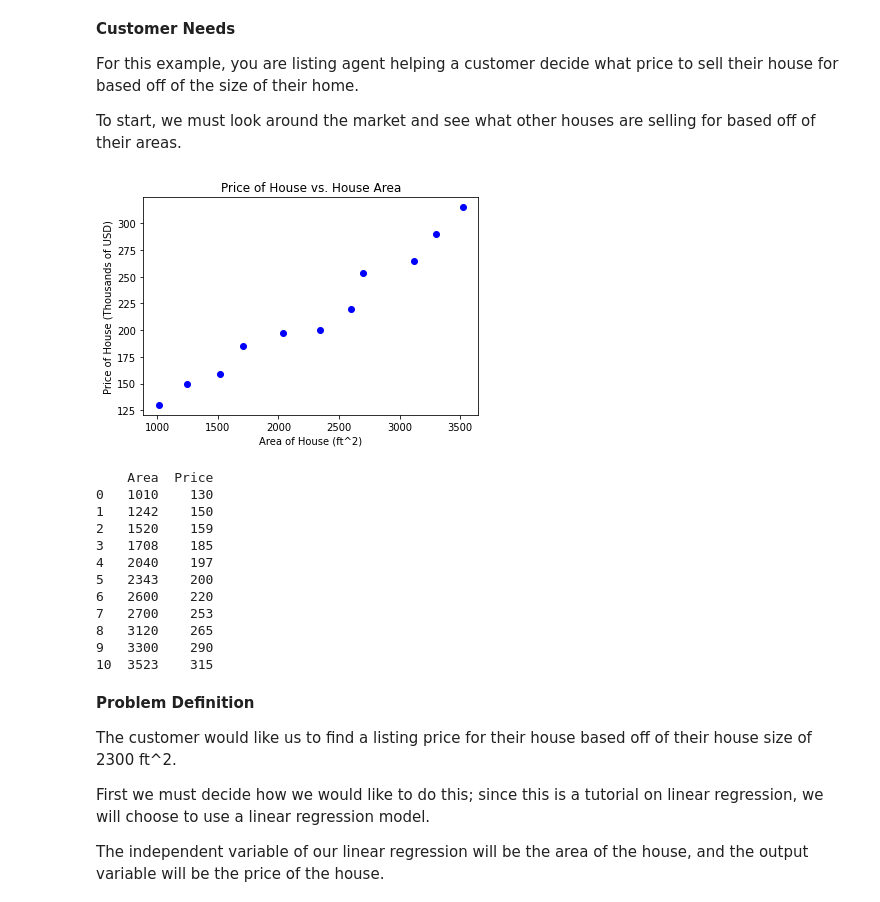
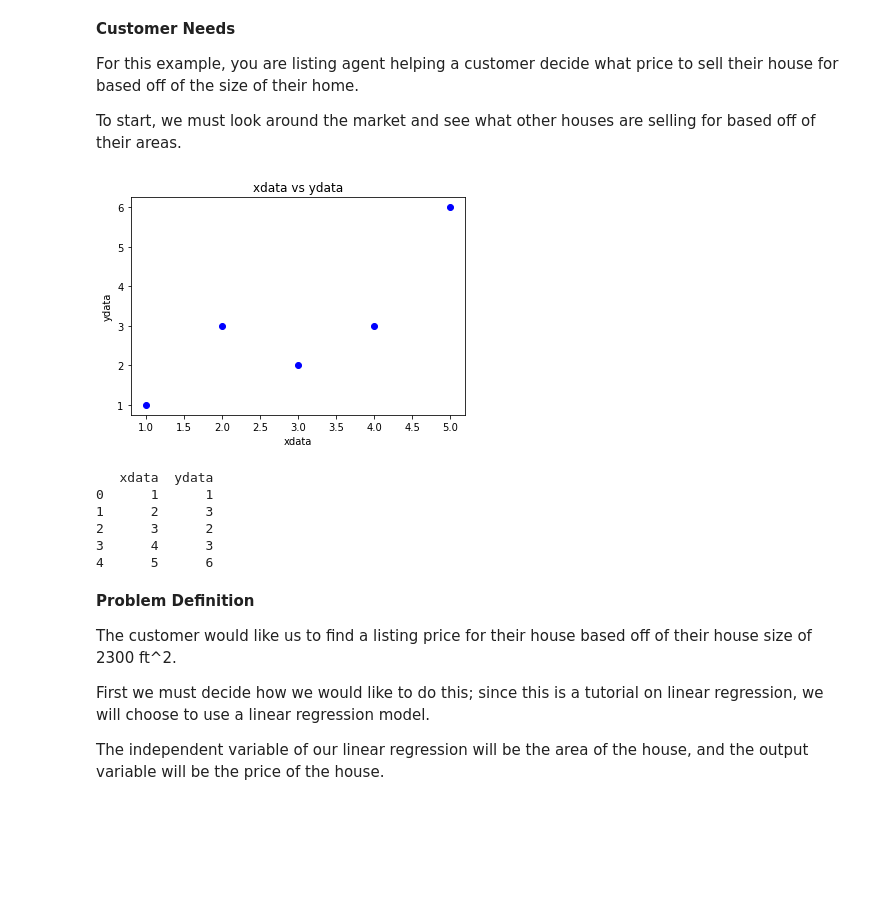
Before and after one commit to nairsatish/4540, a Jupyter notebook: 4540LinReg1.ipynb, the cells around one changed output. Saved outputs shown, nothing was run; the diff lists cells and outputs as text; code cells hidden in the pictures; blank space fills up the shorter version.

```diff
--- a/4540LinReg1.ipynb
+++ b/4540LinReg1.ipynb
@@ -20,46 +20,40 @@ To start, we must look around the market and see what other houses are selling f
 # %%
 # Include data manipulation libraries
 import matplotlib.pyplot as plt
 import pandas as pd
 import numpy as np
 
 from sklearn import datasets, linear_model
 from sklearn.metrics import mean_squared_error, r2_score
 
-# Market dataset
-marketData = {
+# sample dataset
+sampleData = {
 
-    "Area": [1010, 1242, 1520, 1708, 2040, 2343, 2600, 2700, 3120, 3300, 3523],    # In Square ft
-    "Price": [130, 150, 159, 185, 197, 200, 220, 253, 265, 290, 315]               # In thousands of dollars
+    "xdata": [1, 2, 3, 4, 5],   # xdata
+    "ydata": [1, 3, 2, 3, 6]    # ydata
 
 }
 
 # Convert data to pandas dataframe for easy manipulation
-marketDF = pd.DataFrame(marketData)
+sampleDF = pd.DataFrame(sampleData)
 
 
 # Display the market data
-plt.scatter(marketDF["Area"], marketDF["Price"], marker = "o", color = "b")
-plt.xlabel("Area of House (ft^2)")
-plt.ylabel("Price of House (Thousands of USD)")
-plt.title("Price of House vs. House Area")
+plt.scatter(sampleDF["xdata"], sampleDF["ydata"], marker = "o", color = "b")
+plt.xlabel("xdata")
+plt.ylabel("ydata")
+plt.title("xdata vs ydata")
 plt.show()
 
-print(marketDF)
+print(sampleDF)
 # %% [output]
-[figure, old version]
+[figure, new version]
-    Area  Price
-0   1010    130
-1   1242    150
-2   1520    159
-3   1708    185
-4   2040    197
-5   2343    200
-6   2600    220
-7   2700    253
-8   3120    265
-9   3300    290
-10  3523    315
+   xdata  ydata
+0      1      1
+1      2      3
+2      3      2
+3      4      3
+4      5      6
 # %% [markdown]
 **Problem Definition**
 
```
